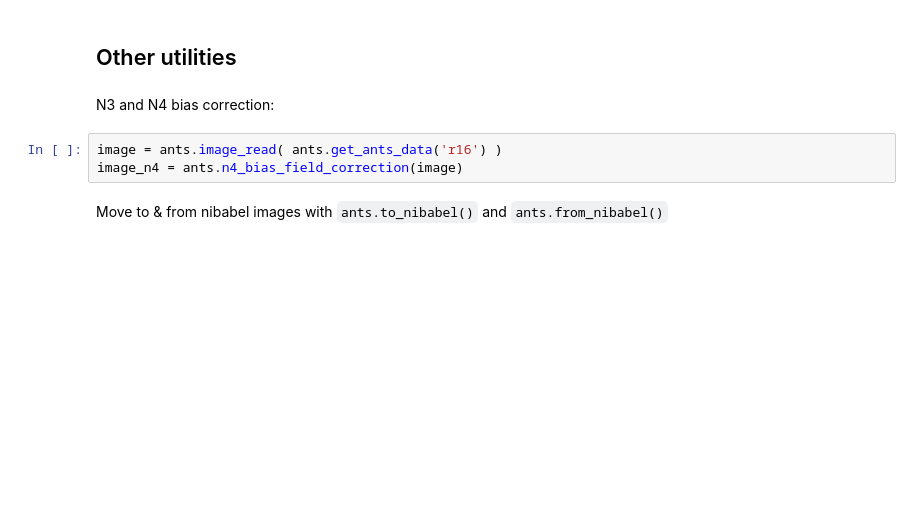
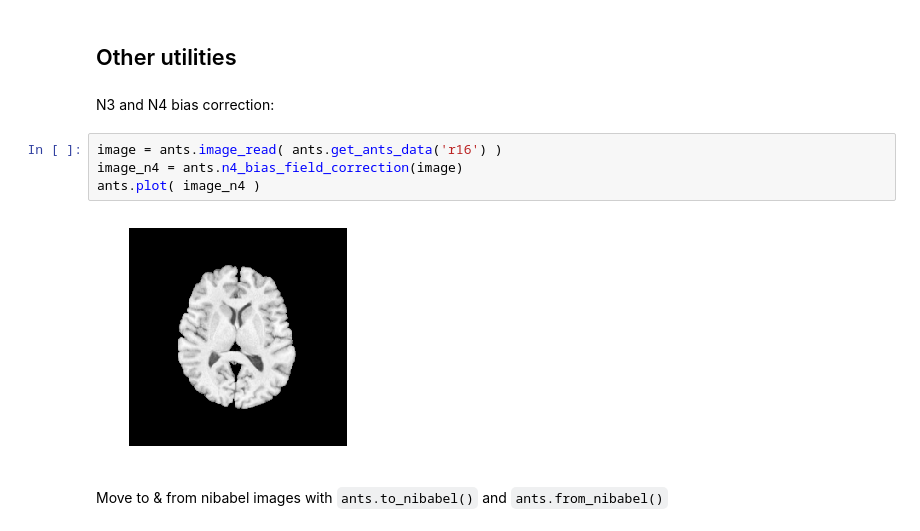
Before and after one commit to ANTsX/ANTsPy, a Jupyter notebook: tutorials/10minTutorial.ipynb, the cells around one changed output. Saved outputs shown, nothing was run; the diff lists cells and outputs as text; blank space fills up the shorter version.

```diff
--- a/tutorials/10minTutorial.ipynb
+++ b/tutorials/10minTutorial.ipynb
@@ -188,5 +188,8 @@ N3 and N4 bias correction:
 # %%
 image = ants.image_read( ants.get_ants_data('r16') )
 image_n4 = ants.n4_bias_field_correction(image)
+ants.plot( image_n4 )
+# %% [output]
+[figure, added]
 # %% [markdown]
 Move to & from nibabel images with `ants.to_nibabel()` and `ants.from_nibabel()`
```
Also changed, not shown: parts of 7 cells of this notebook, 1 other file.
